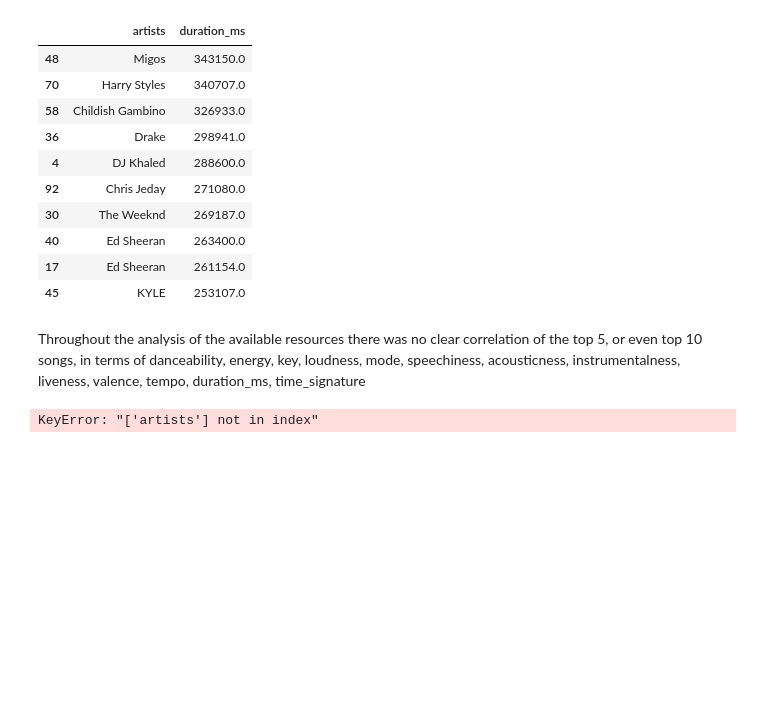
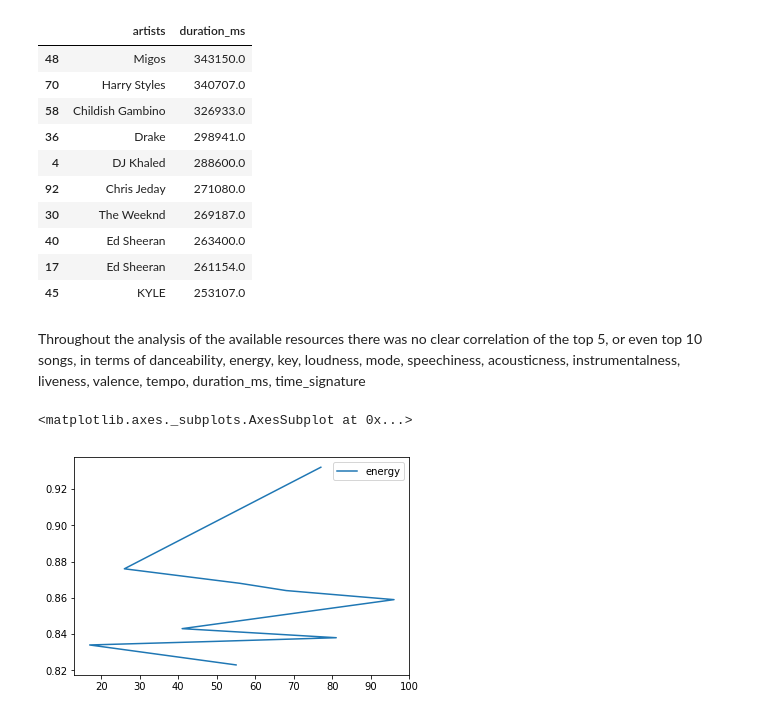
Before and after one commit to Alyssa-Cooper/spotify-analysis, a Jupyter notebook: spotify-genre-id.ipynb, the cells around one changed output. Drawn from its saved outputs; the diff is of its cells as text; code cells hidden in the pictures; blank space fills up the shorter version.

```diff
--- a/spotify-genre-id.ipynb
+++ b/spotify-genre-id.ipynb
@@ -210,9 +224,8 @@ time
 | 45 | KYLE | 253107.0 |
 # %% [markdown]
 Throughout the analysis of the available resources there was no clear correlation of the top 5, or even top 10 songs, in terms of danceability, energy, key, loudness, mode, speechiness, acousticness, instrumentalness, liveness, valence, tempo, duration_ms, time_signature
-# %%
-popular_artist = df.groupby('artists').count()
-popular_artist= popular_artist.sort_values(by='id', ascending=False).head(5)
-popular_artist[['artists','energy']].plot()
-# %% [output]
-KeyError: "['artists'] not in index"
+# %%
+tenergy.plot()
+# %% [output]
+<matplotlib.axes._subplots.AxesSubplot at 0x...>
+[figure, added]
```
Also changed, not shown: parts of 3 cells of this notebook, 2 other files.
